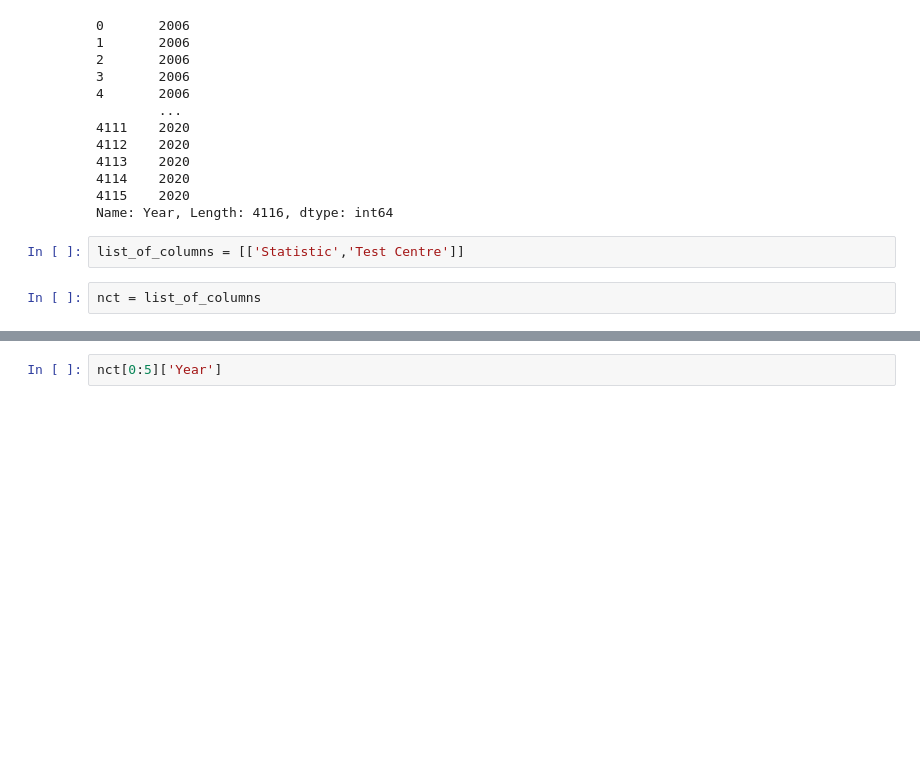
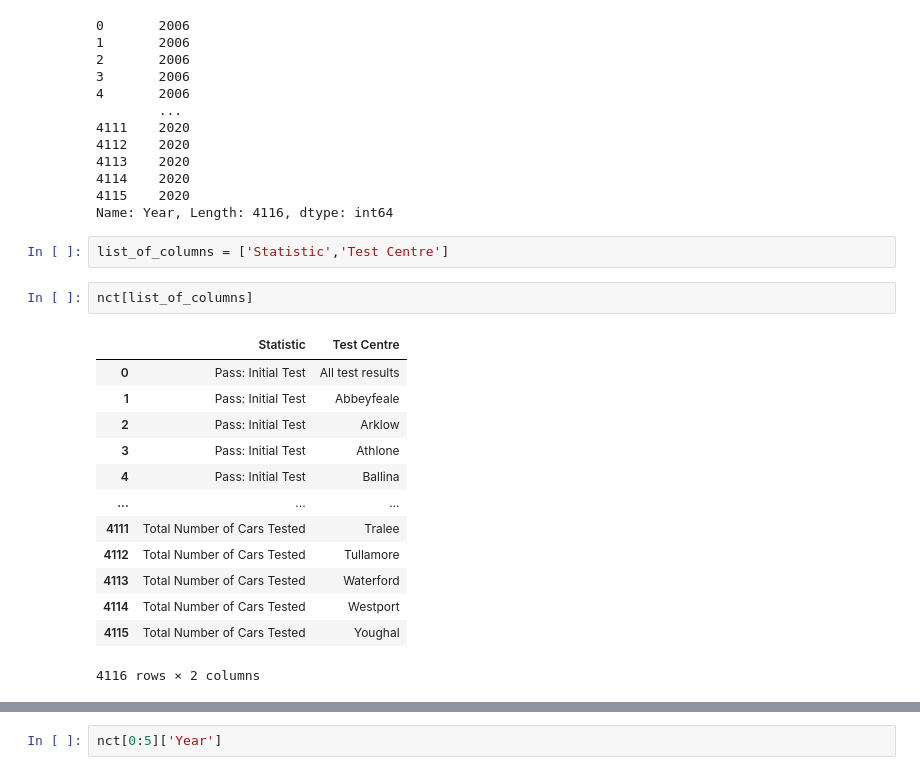
Before and after one commit to hartyl1/UCDPA_harty, a Jupyter notebook: Copy_of_Copy_of_Untitled12.ipynb, the cells around one changed output, grey strips where cells are left out. Drawn from its saved outputs; the diff is of its cells as text; blank space fills up the shorter version.

```diff
--- a/Copy_of_Copy_of_Untitled12.ipynb
+++ b/Copy_of_Copy_of_Untitled12.ipynb
@@ -90,6 +90,20 @@ nct['Year']
 4115    2020
 Name: Year, Length: 4116, dtype: int64
 # %%
-list_of_columns = [['Statistic','Test Centre']]
+list_of_columns = ['Statistic','Test Centre']
 # %%
-nct = list_of_columns
+nct[list_of_columns]
+# %% [output]
+|  | Statistic | Test Centre |
+| 0 | Pass: Initial Test | All test results |
+| 1 | Pass: Initial Test | Abbeyfeale |
+| 2 | Pass: Initial Test | Arklow |
+| 3 | Pass: Initial Test | Athlone |
+| 4 | Pass: Initial Test | Ballina |
+| ... | ... | ... |
+| 4111 | Total Number of Cars Tested | Tralee |
+| 4112 | Total Number of Cars Tested | Tullamore |
+| 4113 | Total Number of Cars Tested | Waterford |
+| 4114 | Total Number of Cars Tested | Westport |
+| 4115 | Total Number of Cars Tested | Youghal |
+4116 rows × 2 columns
```
Also changed, not shown: parts of 8 cells of this notebook.
